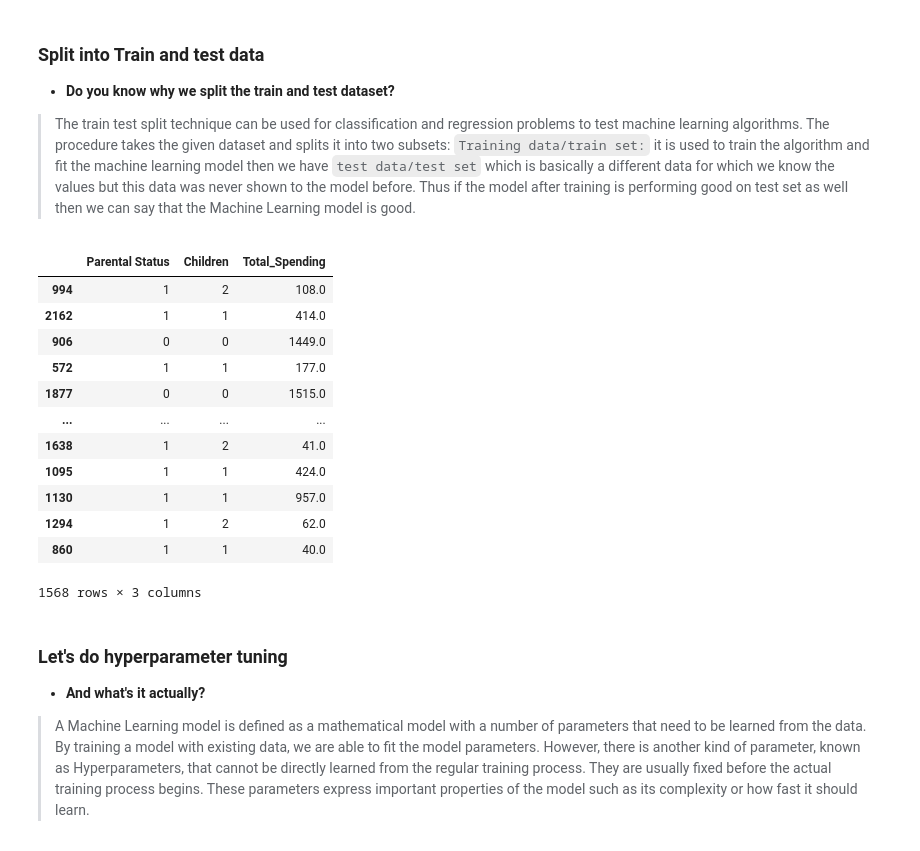
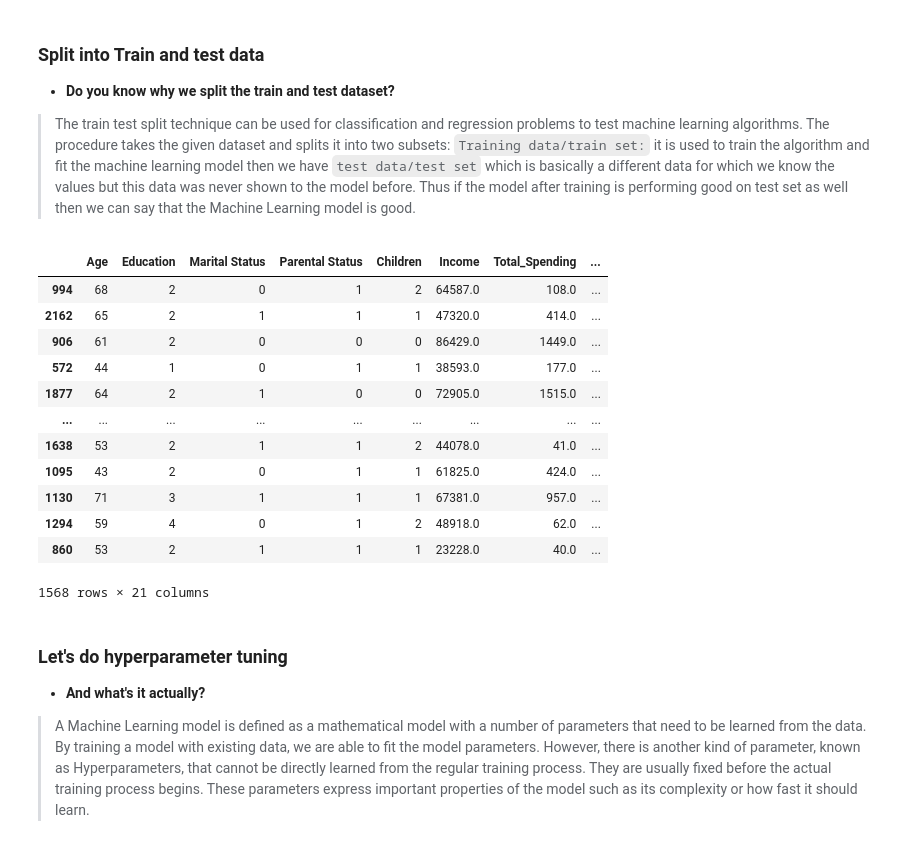
Before and after one commit to AnshJangra07/Customer-Categorizer-ML-Project, a Jupyter notebook: notebooks/Feature_Selection_and_classification.ipynb, the cells around one changed output. Saved outputs shown, nothing was run; the diff lists cells and outputs as text; code cells hidden in the pictures.

````diff
--- a/notebooks/Feature_Selection_and_classification.ipynb
+++ b/notebooks/Feature_Selection_and_classification.ipynb
@@ -146,23 +143,23 @@ report.sort_values('Score')
 then we have ```test data/test set``` which is basically a different data for which we know the values but this data was never shown to the model before. Thus if the model after training is performing good on test set as well then we can say that the Machine Learning model is good.
 # %%
 # Separate data into train and test sets
-X_train, X_test, y_train, y_test = train_test_split(Xt, y, random_state=42, test_size=0.3)
+X_train, X_test, y_train, y_test = train_test_split(X, y, random_state=42, test_size=0.3)
 
 X_train
 # %% [output]
-|  | Parental Status | Children | Total_Spending |
-| 994 | 1 | 2 | 108.0 |
-| 2162 | 1 | 1 | 414.0 |
-| 906 | 0 | 0 | 1449.0 |
-| 572 | 1 | 1 | 177.0 |
-| 1877 | 0 | 0 | 1515.0 |
-| ... | ... | ... | ... |
-| 1638 | 1 | 2 | 41.0 |
-| 1095 | 1 | 1 | 424.0 |
-| 1130 | 1 | 1 | 957.0 |
-| 1294 | 1 | 2 | 62.0 |
-| 860 | 1 | 1 | 40.0 |
+|  | Age | Education | Marital Status | Parental Status | Children | Income | Total_Spending | ... |
+| 994 | 68 | 2 | 0 | 1 | 2 | 64587.0 | 108.0 | ... |
+| 2162 | 65 | 2 | 1 | 1 | 1 | 47320.0 | 414.0 | ... |
+| 906 | 61 | 2 | 0 | 0 | 0 | 86429.0 | 1449.0 | ... |
+| 572 | 44 | 1 | 0 | 1 | 1 | 38593.0 | 177.0 | ... |
+| 1877 | 64 | 2 | 1 | 0 | 0 | 72905.0 | 1515.0 | ... |
+| ... | ... | ... | ... | ... | ... | ... | ... | ... |
+| 1638 | 53 | 2 | 1 | 1 | 2 | 44078.0 | 41.0 | ... |
+| 1095 | 43 | 2 | 0 | 1 | 1 | 61825.0 | 424.0 | ... |
+| 1130 | 71 | 3 | 1 | 1 | 1 | 67381.0 | 957.0 | ... |
+| 1294 | 59 | 4 | 0 | 1 | 2 | 48918.0 | 62.0 | ... |
+| 860 | 53 | 2 | 1 | 1 | 1 | 23228.0 | 40.0 | ... |
-1568 rows × 3 columns
+1568 rows × 21 columns
 # %% [markdown]
 ### Let's do hyperparameter tuning
 - **And what's it actually?**
````
Also changed, not shown: parts of 10 cells of this notebook.
